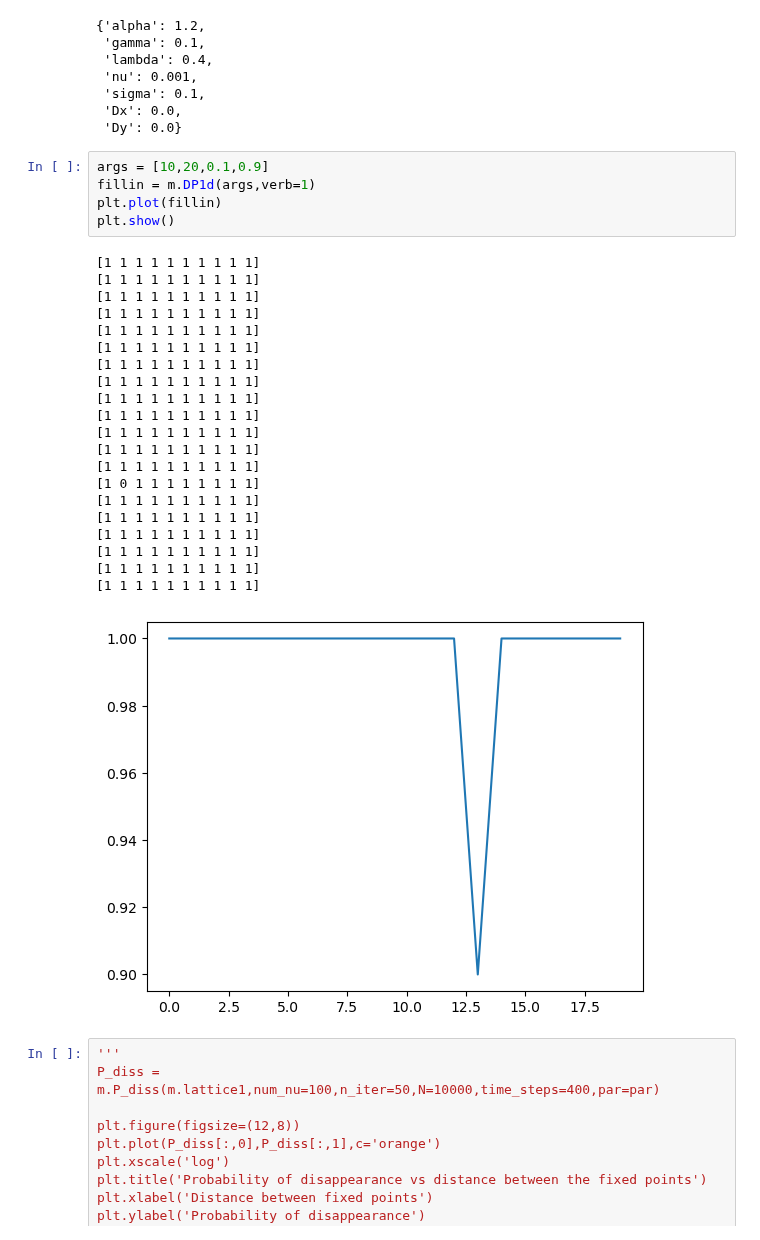
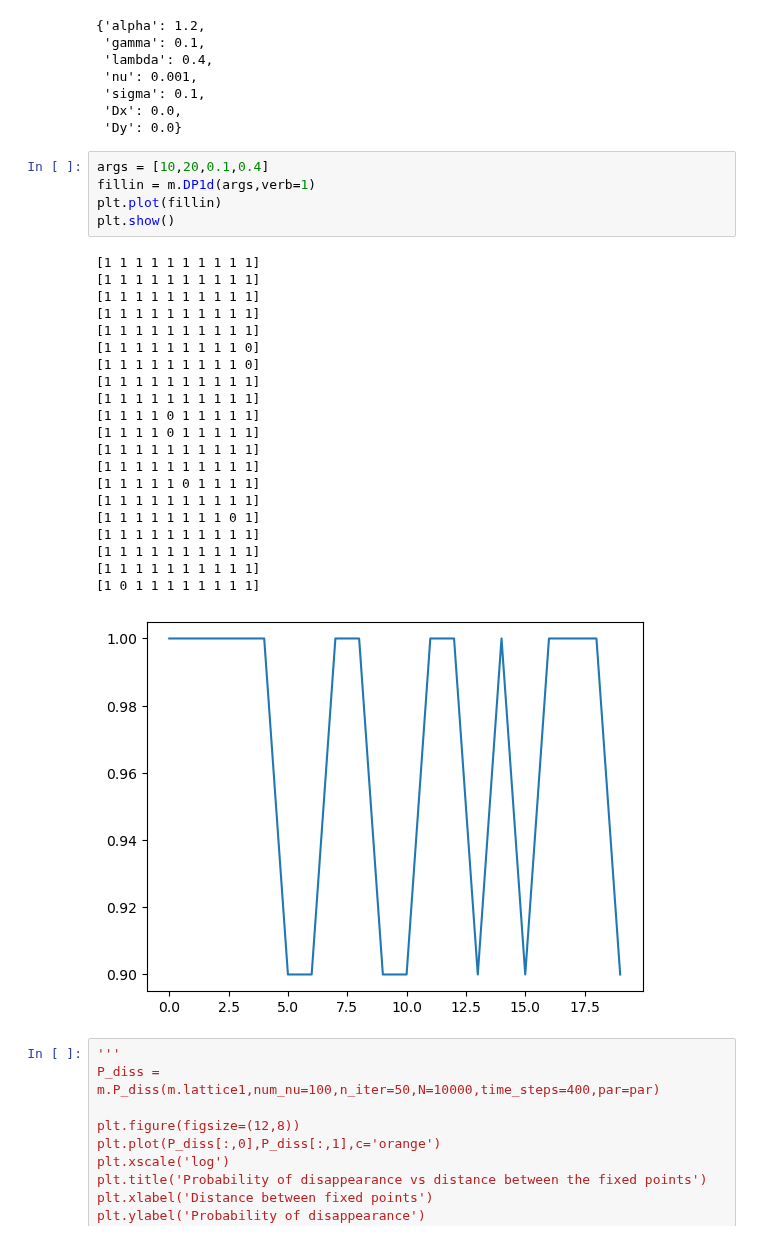
Before and after one commit to pietromalagoli/PCS, a Jupyter notebook: project.ipynb, the cells around one changed output. Saved outputs shown, nothing was run; the diff lists cells and outputs as text.

```diff
--- a/project.ipynb
+++ b/project.ipynb
@@ -268,32 +268,32 @@ par
  'Dx': 0.0,
  'Dy': 0.0}
 # %%
-args = [10,20,0.1,0.9]
+args = [10,20,0.1,0.4]
 fillin = m.DP1d(args,verb=1)
 plt.plot(fillin)
 plt.show()
 # %% [output]
 [1 1 1 1 1 1 1 1 1 1]
 [1 1 1 1 1 1 1 1 1 1]
 [1 1 1 1 1 1 1 1 1 1]
 [1 1 1 1 1 1 1 1 1 1]
 [1 1 1 1 1 1 1 1 1 1]
+[1 1 1 1 1 1 1 1 1 0]
+[1 1 1 1 1 1 1 1 1 0]
 [1 1 1 1 1 1 1 1 1 1]
 [1 1 1 1 1 1 1 1 1 1]
+[1 1 1 1 0 1 1 1 1 1]
+[1 1 1 1 0 1 1 1 1 1]
 [1 1 1 1 1 1 1 1 1 1]
 [1 1 1 1 1 1 1 1 1 1]
+[1 1 1 1 1 0 1 1 1 1]
 [1 1 1 1 1 1 1 1 1 1]
+[1 1 1 1 1 1 1 1 0 1]
 [1 1 1 1 1 1 1 1 1 1]
 [1 1 1 1 1 1 1 1 1 1]
 [1 1 1 1 1 1 1 1 1 1]
 [1 0 1 1 1 1 1 1 1 1]
-[1 1 1 1 1 1 1 1 1 1]
-[1 1 1 1 1 1 1 1 1 1]
-[1 1 1 1 1 1 1 1 1 1]
-[1 1 1 1 1 1 1 1 1 1]
-[1 1 1 1 1 1 1 1 1 1]
-[1 1 1 1 1 1 1 1 1 1]
-[figure, old version]
+[figure, new version]
 # %%
 '''
 P_diss = m.P_diss(m.lattice1,num_nu=100,n_iter=50,N=10000,time_steps=400,par=par)
```
Also changed, not shown: parts of 6 cells of this notebook, 2 other files.
